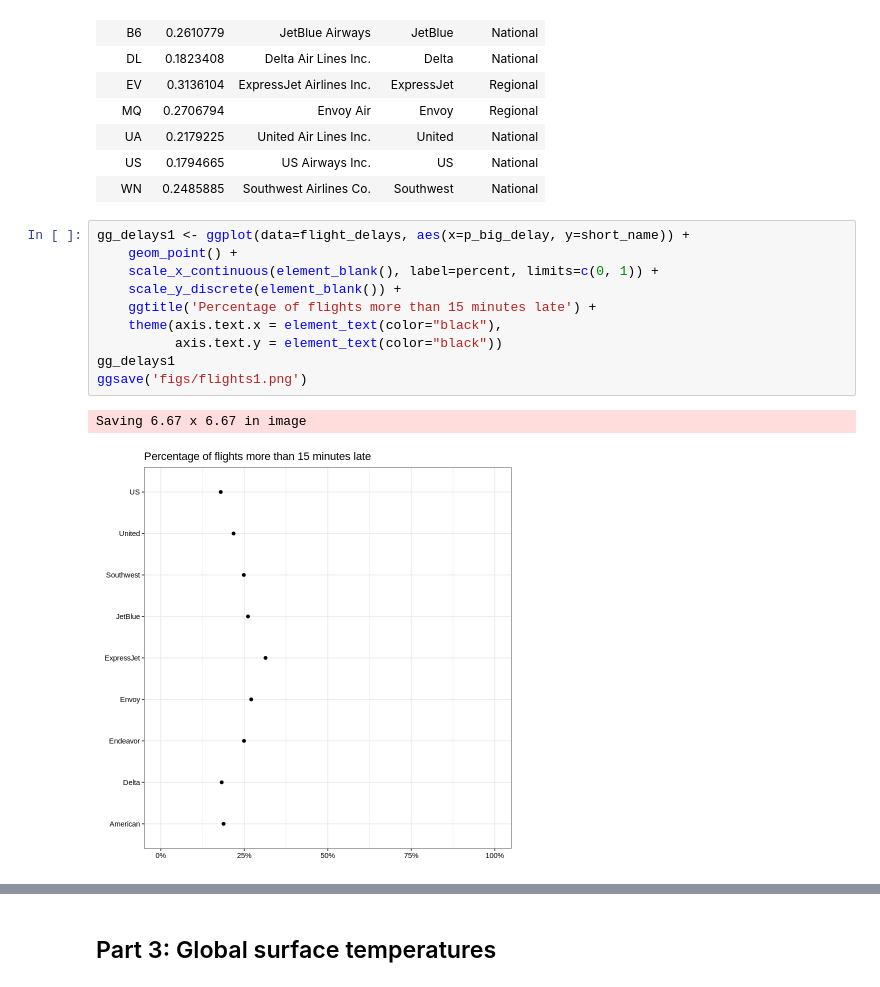
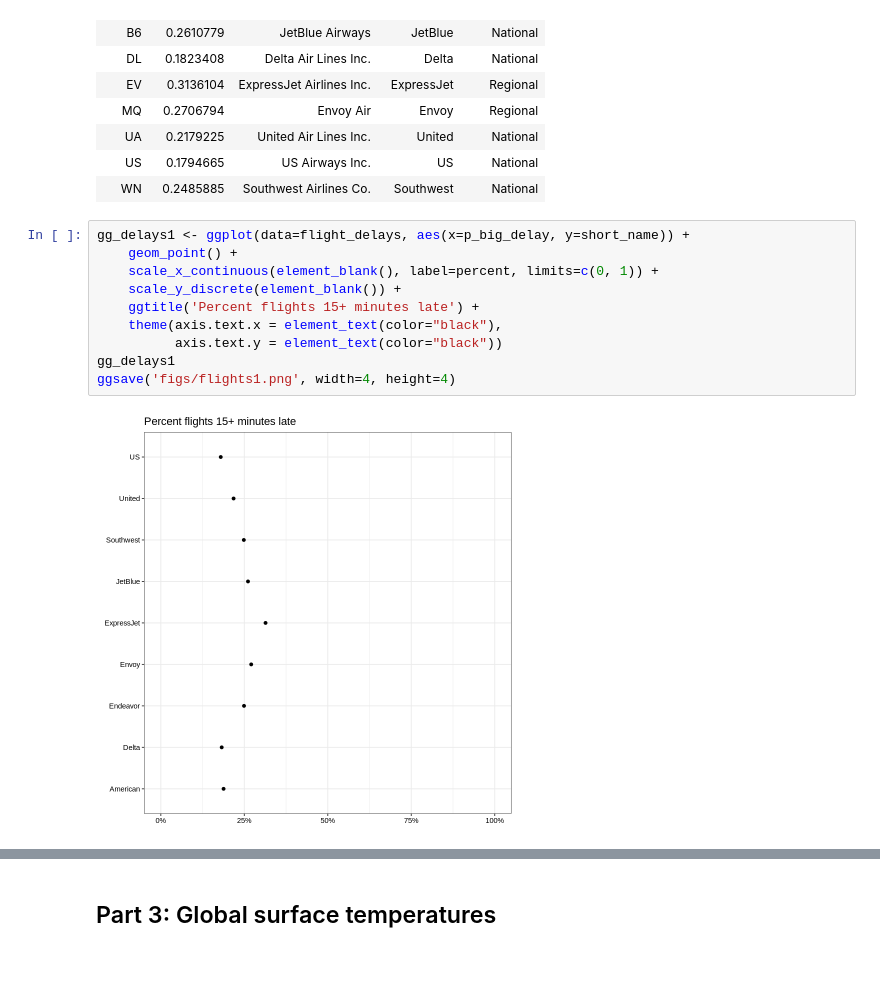
Before and after one commit to 5harad/API201-2022, a Jupyter notebook: lectures/lecture-2-code.ipynb, the cells around one changed output, grey strips where cells are left out. Saved outputs shown, nothing was run; the diff lists cells and outputs as text.

```diff
--- a/lectures/lecture-2-code.ipynb
+++ b/lectures/lecture-2-code.ipynb
@@ -176,16 +176,15 @@ A data.frame: 9 × 5
 # %%
 gg_delays1 <- ggplot(data=flight_delays, aes(x=p_big_delay, y=short_name)) +
     geom_point() +
     scale_x_continuous(element_blank(), label=percent, limits=c(0, 1)) +
     scale_y_discrete(element_blank()) +
-    ggtitle('Percentage of flights more than 15 minutes late') +
+    ggtitle('Percent flights 15+ minutes late') +
     theme(axis.text.x = element_text(color="black"),
           axis.text.y = element_text(color="black"))
 gg_delays1
-ggsave('figs/flights1.png')
+ggsave('figs/flights1.png', width=4, height=4)
 # %% [output]
-Saving 6.67 x 6.67 in image
-[figure, old version]
+[figure, new version]
 # %%
 gg_delays2 <- gg_delays1 + scale_x_continuous(element_blank(), label=percent, limits=c(.15, .35))
 gg_delays2
```
Also changed, not shown: parts of 9 cells of this notebook, 9 other files.
